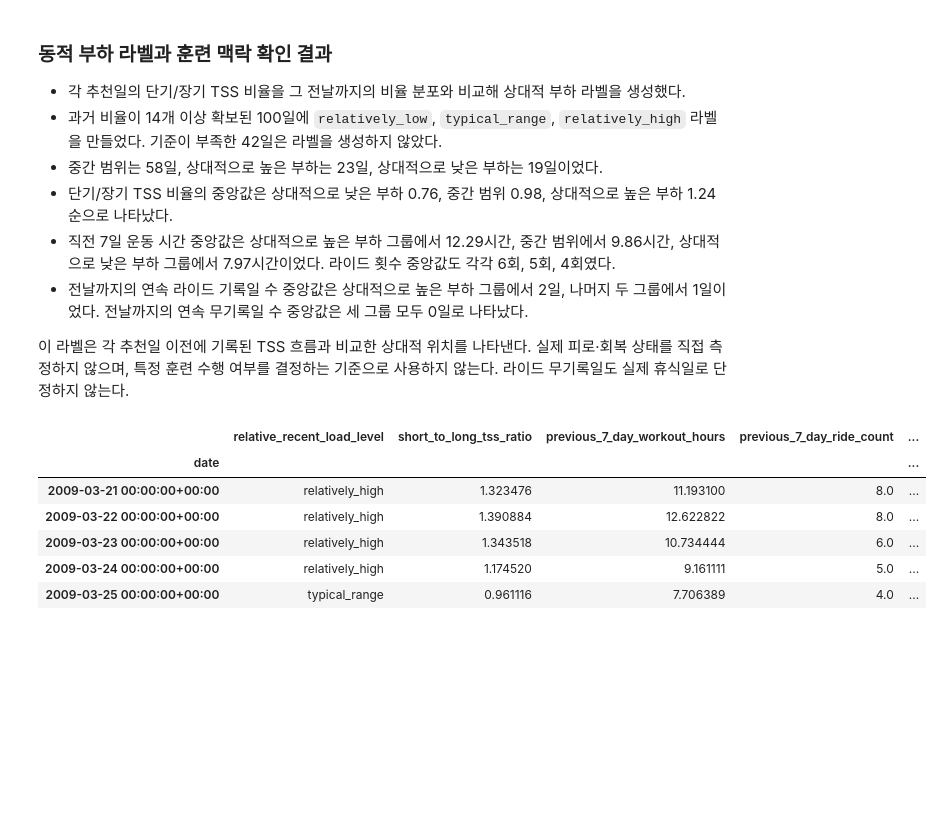
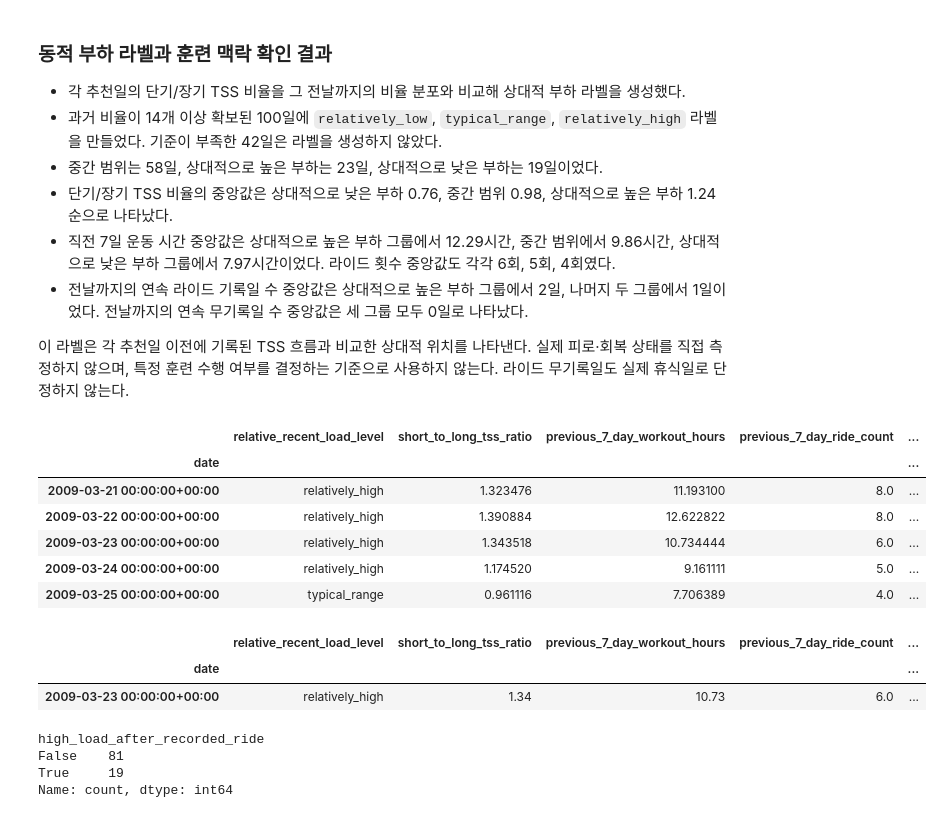
Before and after one commit to jhh0107gsc-hub/cycling, a Jupyter notebook: notebooks/03_recommendation_features.ipynb, the cells around one changed output. Saved outputs shown, nothing was run; the diff lists cells and outputs as text; code cells hidden in the pictures; blank space fills up the shorter version.

```diff
--- a/notebooks/03_recommendation_features.ipynb
+++ b/notebooks/03_recommendation_features.ipynb
@@ -656,3 +656,35 @@ recommendation_context_df.head()
 | 2009-03-23 00:00:00+00:00 | relatively_high | 1.343518 | 10.734444 | 6.0 | ... |
 | 2009-03-24 00:00:00+00:00 | relatively_high | 1.174520 | 9.161111 | 5.0 | ... |
 | 2009-03-25 00:00:00+00:00 | typical_range | 0.961116 | 7.706389 | 4.0 | ... |
+# %%
+recommendation_date = "2009-03-23"
+
+recommendation_context_df.loc[
+    [recommendation_date]
+].round(2)
+# %% [output]
+|  | relative_recent_load_level | short_to_long_tss_ratio | previous_7_day_workout_hours | previous_7_day_ride_count | ... |
+| date |  |  |  |  | ... |
+| 2009-03-23 00:00:00+00:00 | relatively_high | 1.34 | 10.73 | 6.0 | ... |
+# %%
+recommendation_context_df["high_load_after_recorded_ride"] = (
+    (
+        recommendation_context_df["relative_recent_load_level"]
+        == "relatively_high"
+    )
+    & (
+        recommendation_context_df[
+            "previous_day_recorded_ride_streak_days"
+        ]
+        > 0
+    )
+)
+
+recommendation_context_df[
+    "high_load_after_recorded_ride"
+].value_counts()
+# %% [output]
+high_load_after_recorded_ride
+False    81
+True     19
+Name: count, dtype: int64
```
Also changed, not shown: parts of 11 cells of this notebook.
